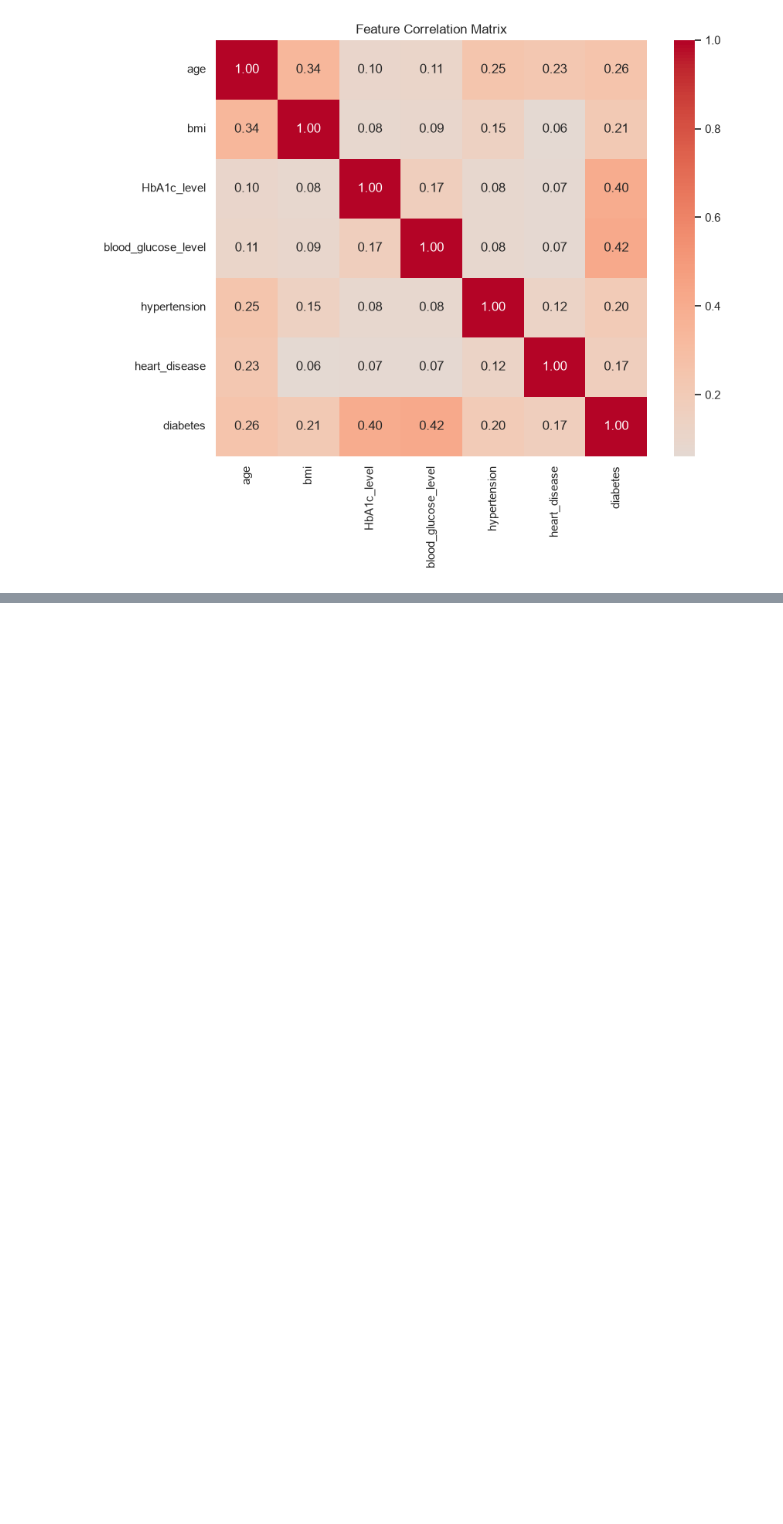
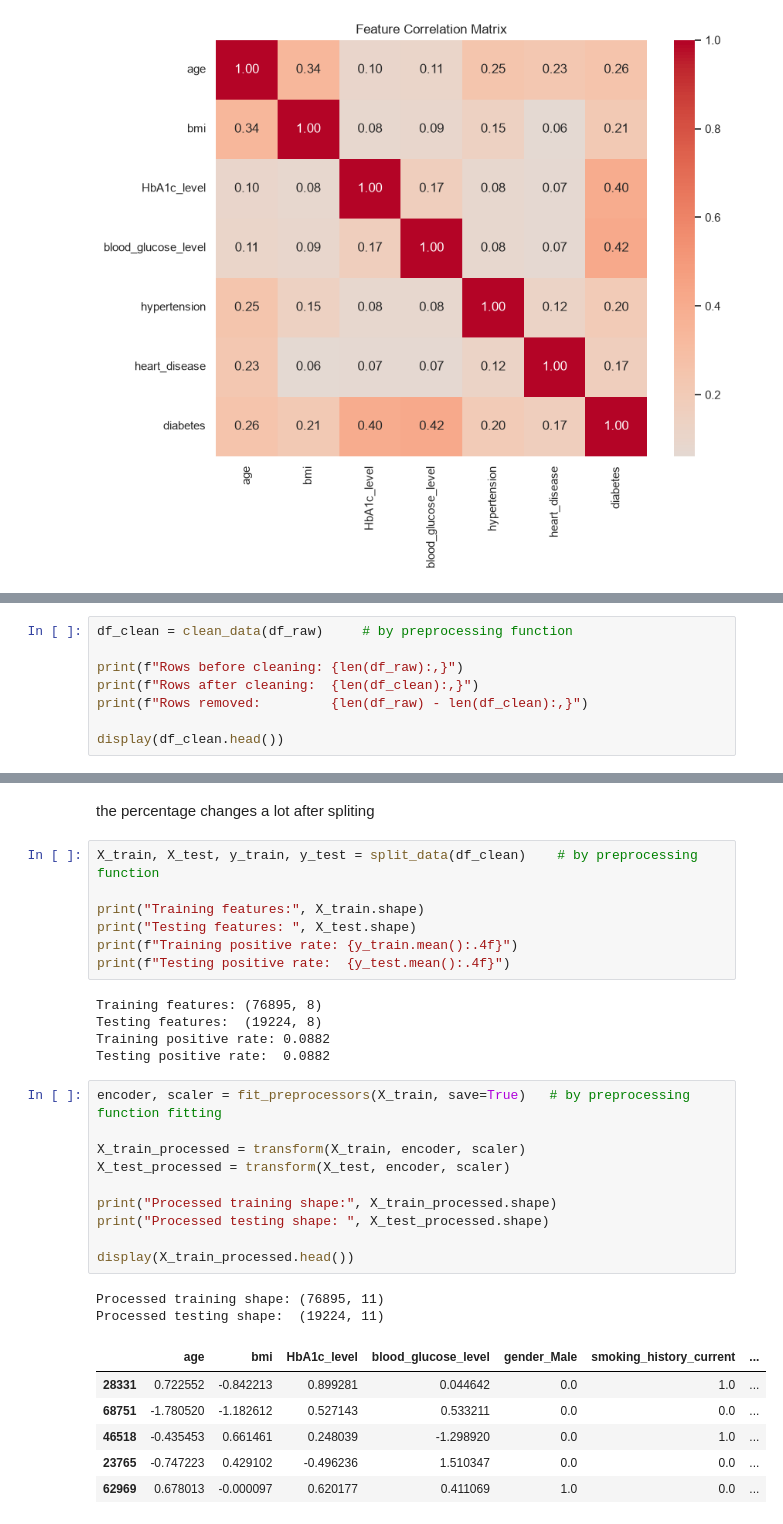
Before and after one commit to YashedBin/ML_DIABETES_RISK_PREDICTOR, a Jupyter notebook: notebook.ipynb, the cells around one changed output, grey strips where cells are left out. Saved outputs shown, nothing was run; the diff lists cells and outputs as text; blank space fills up the shorter version.

Commit message:
feat(data): data-cleaning and data-splitting succesfully done
splitted data is saved in test.csv & test.csv in data/

updated .gitignore

```diff
--- a/notebook.ipynb
+++ b/notebook.ipynb
@@ -272,0 +277,8 @@ plt.show()
+# %%
+df_clean = clean_data(df_raw)     # by preprocessing function
+
+print(f"Rows before cleaning: {len(df_raw):,}")
+print(f"Rows after cleaning:  {len(df_clean):,}")
+print(f"Rows removed:         {len(df_raw) - len(df_clean):,}")
+
+display(df_clean.head())
@@ -272,0 +319,33 @@ plt.show()
+# %% [markdown]
+the percentage changes a lot after spliting
+# %%
+X_train, X_test, y_train, y_test = split_data(df_clean)    # by preprocessing function
+
+print("Training features:", X_train.shape)
+print("Testing features: ", X_test.shape)
+print(f"Training positive rate: {y_train.mean():.4f}")
+print(f"Testing positive rate:  {y_test.mean():.4f}")
+# %% [output]
+Training features: (76895, 8)
+Testing features:  (19224, 8)
+Training positive rate: 0.0882
+Testing positive rate:  0.0882
+# %%
+encoder, scaler = fit_preprocessors(X_train, save=True)   # by preprocessing function fitting
+
+X_train_processed = transform(X_train, encoder, scaler)
+X_test_processed = transform(X_test, encoder, scaler)
+
+print("Processed training shape:", X_train_processed.shape)
+print("Processed testing shape: ", X_test_processed.shape)
+
+display(X_train_processed.head())
+# %% [output]
+Processed training shape: (76895, 11)
+Processed testing shape:  (19224, 11)
+|  | age | bmi | HbA1c_level | blood_glucose_level | gender_Male | smoking_history_current | ... |
+| 28331 | 0.722552 | -0.842213 | 0.899281 | 0.044642 | 0.0 | 1.0 | ... |
+| 68751 | -1.780520 | -1.182612 | 0.527143 | 0.533211 | 0.0 | 0.0 | ... |
+| 46518 | -0.435453 | 0.661461 | 0.248039 | -1.298920 | 0.0 | 1.0 | ... |
+| 23765 | -0.747223 | 0.429102 | -0.496236 | 1.510347 | 0.0 | 0.0 | ... |
+| 62969 | 0.678013 | -0.000097 | 0.620177 | 0.411069 | 1.0 | 0.0 | ... |
```
Also changed, not shown: parts of 6 cells of this notebook, 3 other files.
